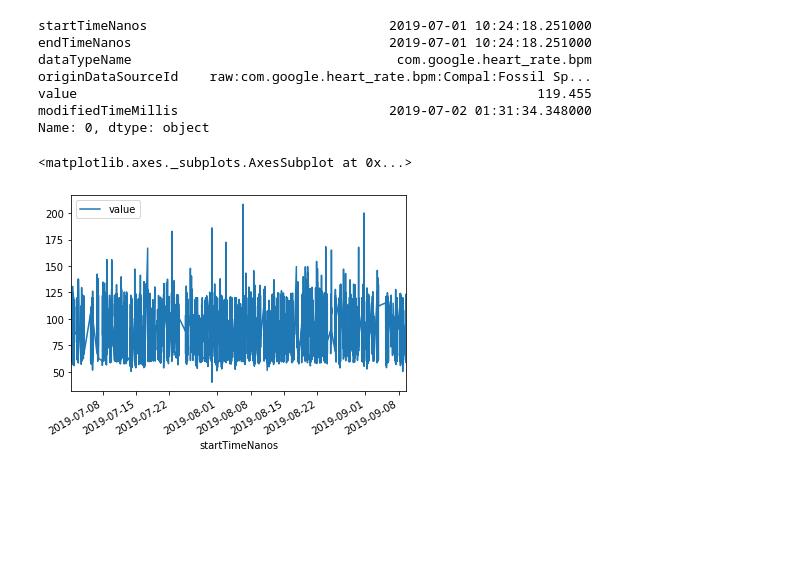
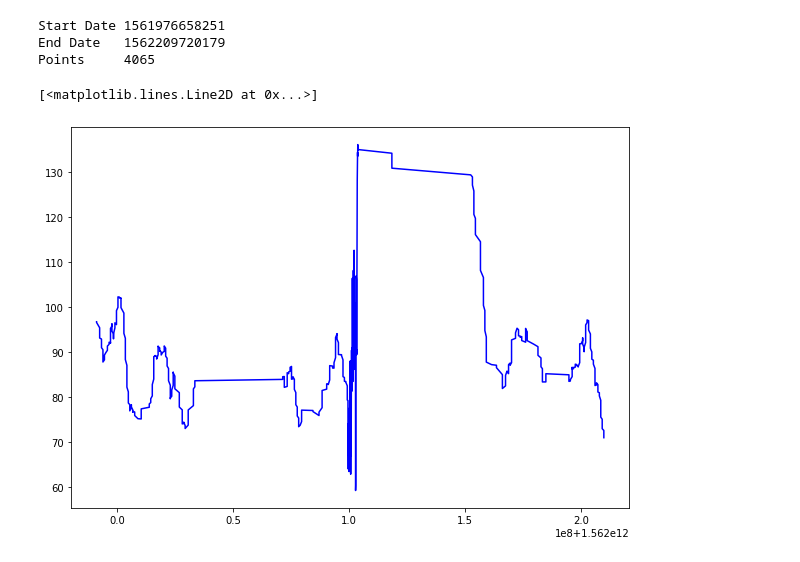
Before and after one commit to rmrfslashbin/getGoogleFitData, a Jupyter notebook: GoogleFit.ipynb, the cells around one changed output. Cells and saved outputs as stored; diff of their text form; code cells hidden in the pictures; blank space fills up the shorter version.

```diff
--- a/GoogleFit.ipynb
+++ b/GoogleFit.ipynb
@@ -25,15 +8,21 @@ df['value'] = df['value'].apply(lambda x: x[0]["fpVal"])
-# %%
-df.iloc[0]
-# %% [output]
-startTimeNanos                               2019-07-01 10:24:18.251000
-endTimeNanos                                 2019-07-01 10:24:18.251000
-dataTypeName                                  com.google.heart_rate.bpm
-originDataSourceId    raw:com.google.heart_rate.bpm:Compal:Fossil Sp...
-value                                                           119.455
-modifiedTimeMillis                           2019-07-02 01:31:34.348000
-Name: 0, dtype: object
-# %%
-df.plot.line(y="value", x="startTimeNanos")
-# %% [output]
-<matplotlib.axes._subplots.AxesSubplot at 0x...>
-[figure, removed]
+# %%
+with open(source, "r") as f:
+    data = json.load(f)
+df = pd.DataFrame(data)
+#df["timestamp"] = pd.to_datetime(df["timestamp"], unit="ms")
+df.set_index("timestamp", inplace=True)
+# %%
+print("Start Date", df.index.min())
+print("End Date  ", df.index.max())
+print("Points    ", df.shape[0])
+# %% [output]
+Start Date 1561976658251
+End Date   1562209720179
+Points     4065
+# %%
+ma = df.value.rolling(window=50).mean()
+plt.figure(figsize=(10,7))
+plt.plot(ma.index, ma, 'b')
+# %% [output]
+[<matplotlib.lines.Line2D at 0x...>]
+[figure, added]
```
Also changed, not shown: parts of 4 cells of this notebook, 7 other files.
